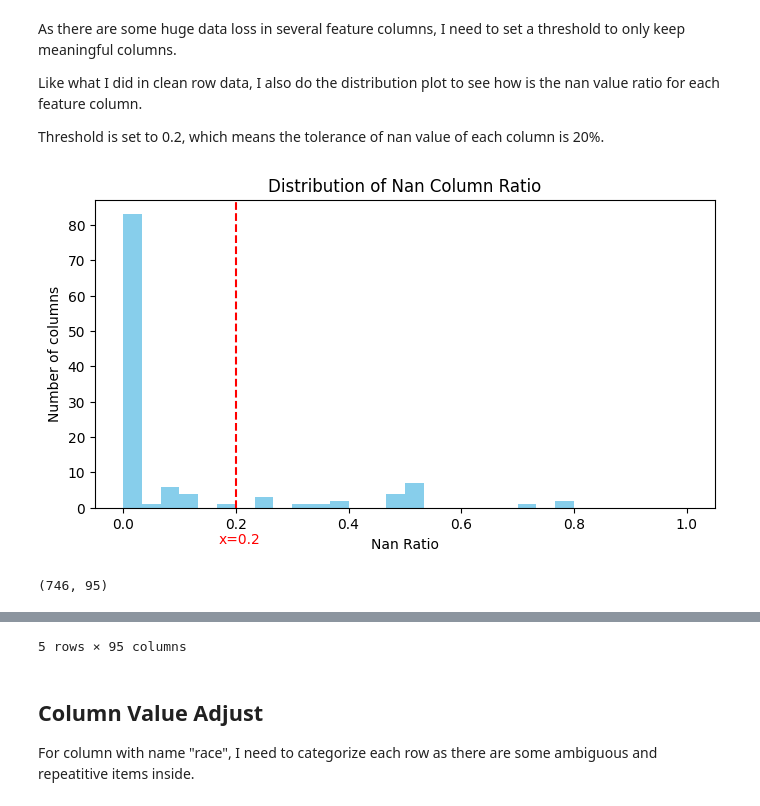
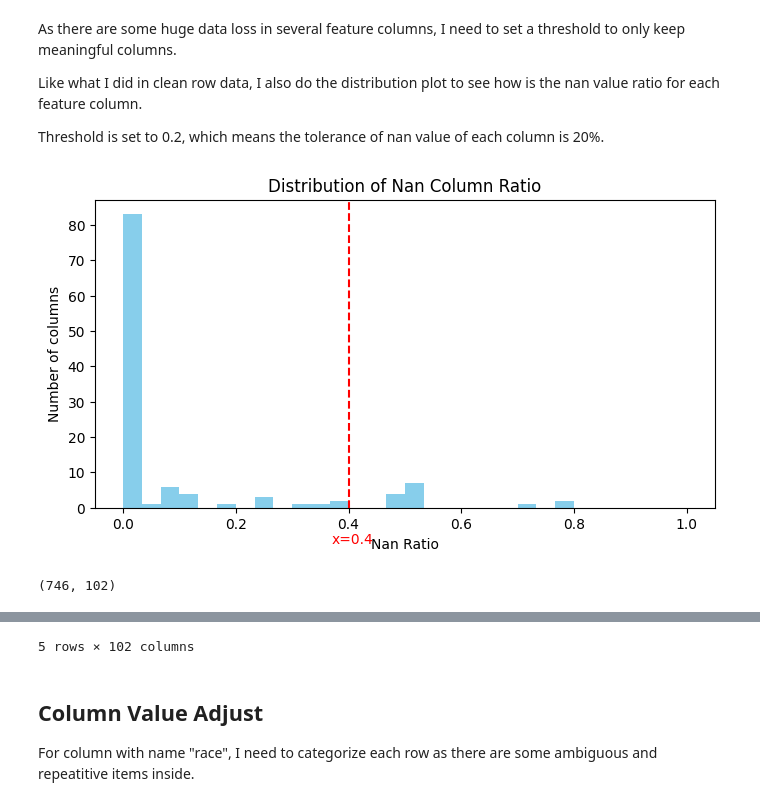
Before and after one commit to NUSLCC/SPH_Assignment1, a Jupyter notebook: assignment1.ipynb, the cells around one changed output, grey strips where cells are left out. Cells and saved outputs as stored; diff of their text form; code cells hidden in the pictures.

```diff
--- a/assignment1.ipynb
+++ b/assignment1.ipynb
@@ -155,21 +155,21 @@ Like what I did in clean row data, I also do the distribution plot to see how is
 Threshold is set to 0.2, which means the tolerance of nan value of each column is 20%.
 # %%
 df_col_nan_ratio = manual_df.isnull().sum(axis=0) / len(manual_df.columns)
-col_threshold = 0.2
+col_threshold = 0.4
 
 plt.figure(figsize=(8, 4))
 plt.hist(df_col_nan_ratio.values.flatten(), bins=30, range=(0, 1), color='skyblue')
 plt.title('Distribution of Nan Column Ratio')
 plt.xlabel('Nan Ratio')
 plt.ylabel('Number of columns')
 plt.axvline(x=col_threshold, color='red', linestyle='--')
 plt.text(col_threshold-0.03, -10, 'x='+str(col_threshold), color='red')
 plt.show()
 
 new_df_column_cleaning = manual_df.loc[:, df_col_nan_ratio <= col_threshold]
 # get_aki_ratio(new_df_column_cleaning)
 print(new_df_column_cleaning.shape)
 new_df_column_cleaning.head()
 # %% [output]
-[figure, old version]
+[figure, new version]
-(746, 95)
+(746, 102)
@@ -182,4 +182,4 @@ new_df_column_cleaning.head()
-5 rows × 95 columns
+5 rows × 102 columns
 # %% [markdown]
 ## Column Value Adjust
 For column with name "race", I need to categorize each row as there are some ambiguous and repeatitive items inside.
```
Also changed, not shown: parts of 10 cells of this notebook.
